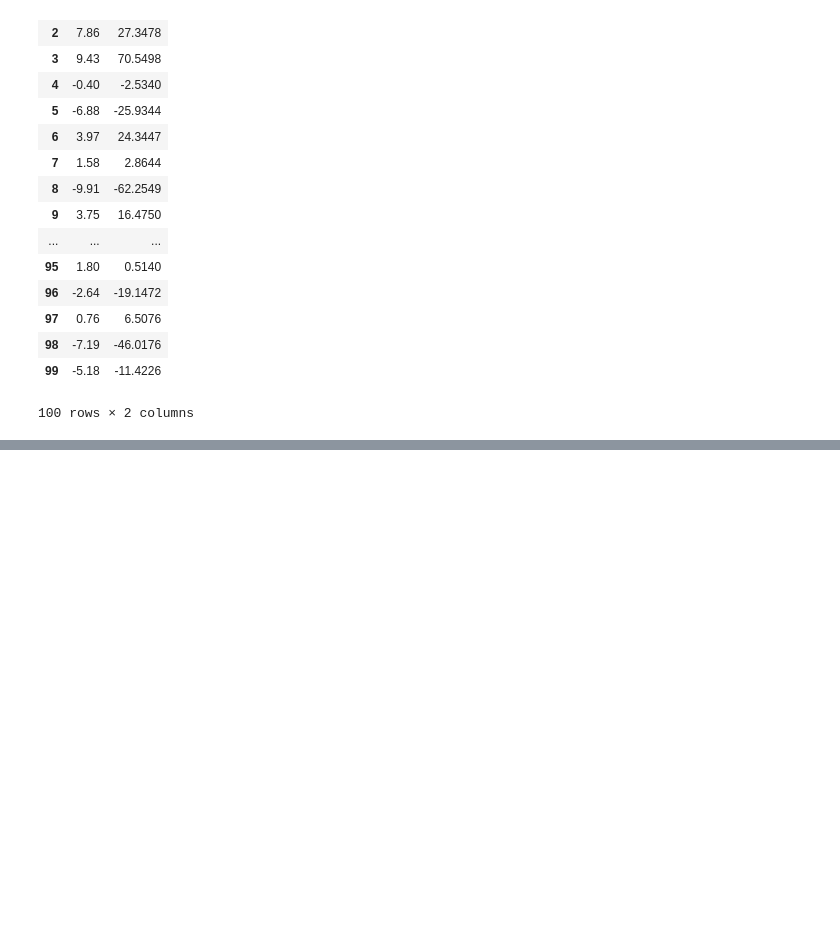
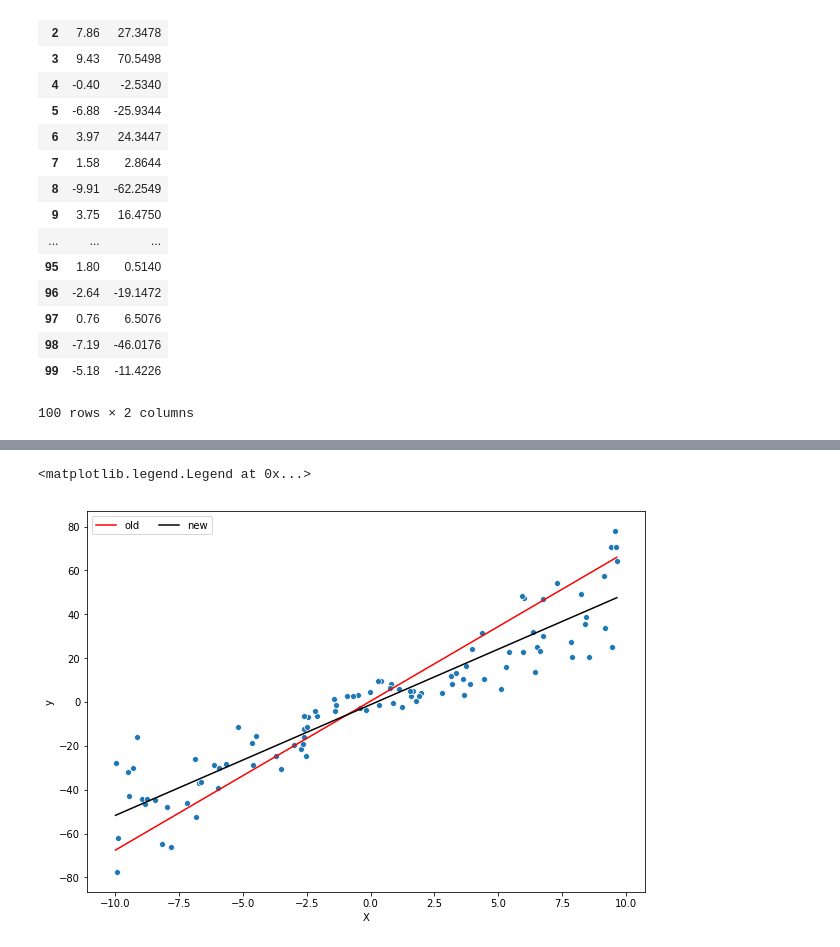
Before and after one commit to mxzgit/Sklearn-ML, a Jupyter notebook: Models/Linear Regression.ipynb, the cells around one changed output, grey strips where cells are left out. Drawn from its saved outputs; the diff is of its cells as text; code cells hidden in the pictures; blank space fills up the shorter version.

```diff
--- a/Models/Linear Regression.ipynb
+++ b/Models/Linear Regression.ipynb
@@ -43,0 +65,9 @@ data.plot(x='X',y='y',kind='scatter', figsize=(10, 7))
+# %%
+plt.figure(figsize=(10,7))
+sns.lineplot(X,lin(X, a, b),color="red")
+sns.lineplot(X,lin(X, a_1, b_1),color="black")
+sns.scatterplot(x='X', y='y', data=data)
+plt.legend(['old','new'], ncol=2, loc='upper left')
+# %% [output]
+<matplotlib.legend.Legend at 0x...>
+[figure, added]
```
Also changed, not shown: parts of 6 cells of this notebook.
